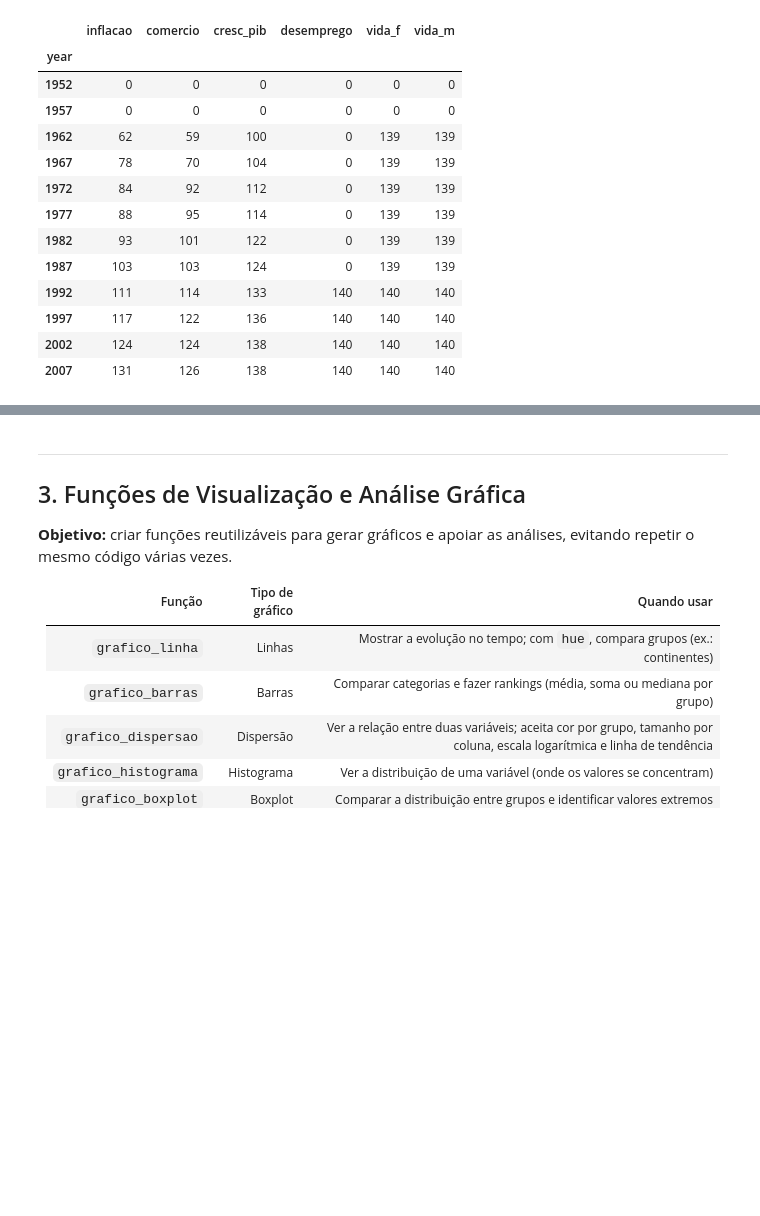
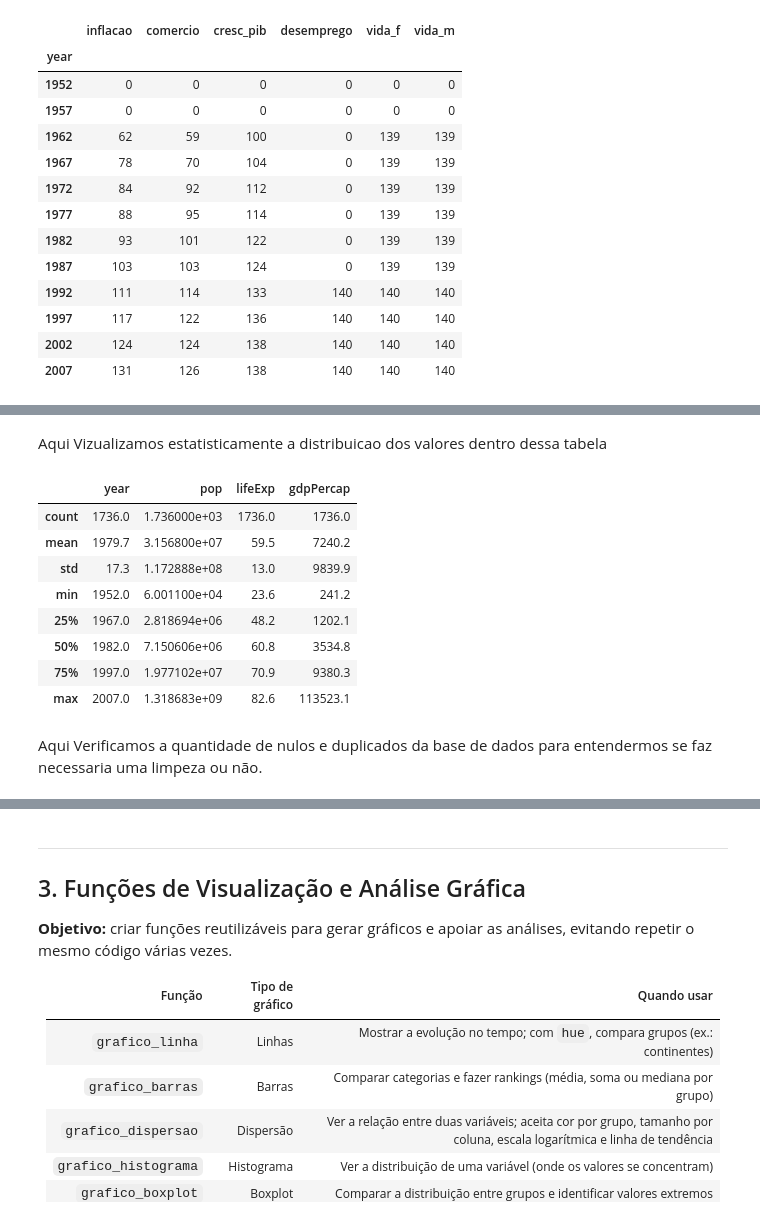
Before and after one commit to AndremRb/Analise-do-Desenvolvimento-Humano-e-Global, a Jupyter notebook: Notebook/Template_Gapminder_Analise_Exploratoria.ipynb, the cells around one changed output, grey strips where cells are left out. Saved outputs shown, nothing was run; the diff lists cells and outputs as text; code cells hidden in the pictures; blank space fills up the shorter version.

Commit message:
Adiciona secao 2.3 Saude (Leandro): perfilamento das bases (2.3.2.0 a 2.3.2.4), integracao e analises

```diff
--- a/Notebook/Template_Gapminder_Analise_Exploratoria.ipynb
+++ b/Notebook/Template_Gapminder_Analise_Exploratoria.ipynb
@@ -428,0 +445,8 @@ df_economia.groupby('year')[colunas_wb].count()
+# %%
+# Substitua a URL abaixo pela URL 'raw' do seu arquivo no GitHub
+url_github =['https://raw.githubusercontent.com/AndremRb/Analise-do-Desenvolvimento-Humano-e-Global/refs/heads/main/gapminder_full.csv',
+              'https://raw.githubusercontent.com/AndremRb/Analise-do-Desenvolvimento-Humano-e-Global/refs/heads/main/Leandro%20(An%C3%A1lise%20explorat%C3%B3ria%20Sa%C3%BAde)/bases_externas/gasto_saude_per_capita.csv',
+              'https://raw.githubusercontent.com/AndremRb/Analise-do-Desenvolvimento-Humano-e-Global/refs/heads/main/Leandro%20(An%C3%A1lise%20explorat%C3%B3ria%20Sa%C3%BAde)/bases_externas/medicos_por_1000_habitantes.csv',
+              'https://raw.githubusercontent.com/AndremRb/Analise-do-Desenvolvimento-Humano-e-Global/refs/heads/main/Leandro%20(An%C3%A1lise%20explorat%C3%B3ria%20Sa%C3%BAde)/bases_externas/mortalidade_infantil.csv',
+              'https://raw.githubusercontent.com/AndremRb/Analise-do-Desenvolvimento-Humano-e-Global/refs/heads/main/Leandro%20(An%C3%A1lise%20explorat%C3%B3ria%20Sa%C3%BAde)/bases_externas/taxa_obesidade.csv',
+              'https://raw.githubusercontent.com/AndremRb/Analise-do-Desenvolvimento-Humano-e-Global/refs/heads/main/Leandro%20(An%C3%A1lise%20explorat%C3%B3ria%20Sa%C3%BAde)/bases_externas/veiculos_por_1000_habitantes.csv']
@@ -428,0 +490,4 @@ df_economia.groupby('year')[colunas_wb].count()
+# %%
+def cria_dataframe(caminho_arquivo,encoding,separador):
+    df=pd.read_csv(caminho_arquivo, encoding=encoding, sep=separador)
+    return df
@@ -428,0 +496,26 @@ df_economia.groupby('year')[colunas_wb].count()
+# %%
+def carrega_multiplos_dataframes(lista_caminhos):
+    """
+    Recebe uma lista de URLs ou caminhos locais e retorna uma lista de DataFrames carregados
+    automaticamente usando as configurações detectadas para cada um deles.
+
+    **Exemplo de entrada:**
+    lista caminhos= [url1, url2, url3, ...] ou [caminho1, caminho2, caminho3, ...]
+
+    **Exemplo de saída:**
+    dataframes= [df1, df2, df3, ...]
+    """
+    dataframes = []   #cria uma lista vazia para nosso append ir add oq precisa
+    for caminho in lista_caminhos:
+        # 1. Detecta as configurações do arquivo atual
+        config = configuraçoes_csv(caminho)
+        # 2. Cria o DataFrame correspondente
+        df = cria_dataframe(*config)#garante que cada termo da tupla seja descompactado e utilizado na função
+        # 3. Adiciona o DataFrame à lista
+        dataframes.append(df)
+    return dataframes
+
+# Exemplo de uso prático:
+# lista_de_fontes = [url_github]  # Você pode colocar quantos links ou caminhos quiser aqui
+# meus_dfs = carregar_multiplos_dataframes(lista_de_fontes)
+# meus_dfs[0].head()  # Acessa o primeiro DataFrame gerado
@@ -428,0 +524,4 @@ df_economia.groupby('year')[colunas_wb].count()
+# %%
+nomes = ['gapminder', 'saude', 'medicos', 'mortalidade', 'obesidade', 'veiculos'] #Cria uma lista de nomes para nossas bases de dados
+dataframes_copia = carrega_multiplos_dataframes(url_github).copy() #Copia nossa lista de tabelas para comecarmos o tratamento de dados
+df_brutos = dict(zip(nomes, dataframes_copia)) #Cria Dicionários e nomeia as tabelas com os nomes da lista acima
@@ -428,0 +605,17 @@ df_economia.groupby('year')[colunas_wb].count()
+# %% [markdown]
+Aqui Vizualizamos estatisticamente a distribuicao dos valores dentro dessa tabela
+# %%
+#Analize estatistica da tabela como um todo
+df_brutos['gapminder'].describe().round(1)
+# %% [output]
+|  | year | pop | lifeExp | gdpPercap |
+| count | 1736.0 | 1.736000e+03 | 1736.0 | 1736.0 |
+| mean | 1979.7 | 3.156800e+07 | 59.5 | 7240.2 |
+| std | 17.3 | 1.172888e+08 | 13.0 | 9839.9 |
+| min | 1952.0 | 6.001100e+04 | 23.6 | 241.2 |
+| 25% | 1967.0 | 2.818694e+06 | 48.2 | 1202.1 |
+| 50% | 1982.0 | 7.150606e+06 | 60.8 | 3534.8 |
+| 75% | 1997.0 | 1.977102e+07 | 70.9 | 9380.3 |
+| max | 2007.0 | 1.318683e+09 | 82.6 | 113523.1 |
+# %% [markdown]
+Aqui Verificamos a quantidade de nulos e duplicados da base de dados para entendermos se faz necessaria uma limpeza ou não.
```
Also changed, not shown: parts of 82 cells of this notebook.
